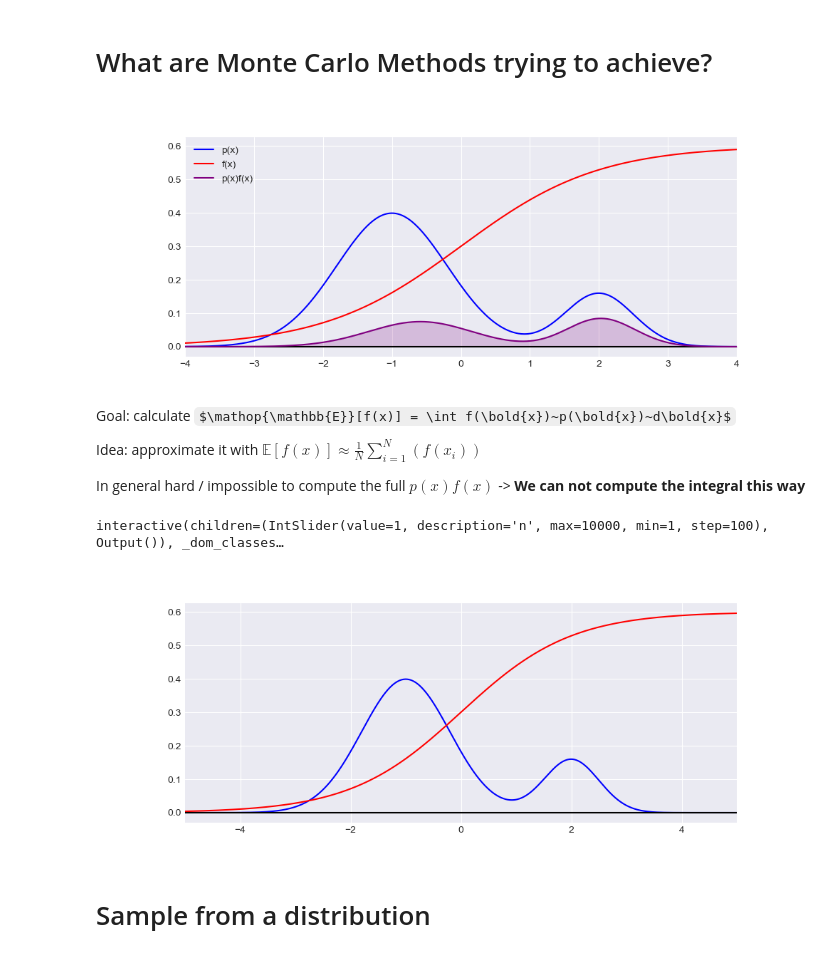
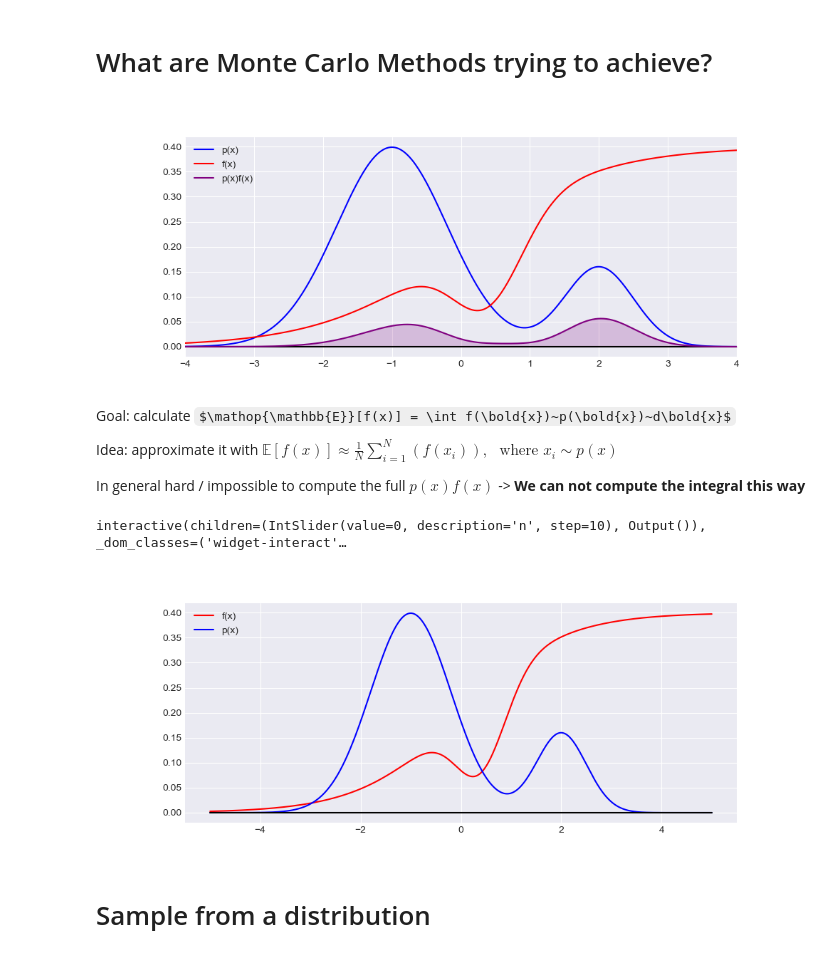
Before and after one commit to f-ilic/cib_seminar, a Jupyter notebook: overview.ipynb, the cells around one changed output. Cells and saved outputs as stored; diff of their text form; code cells hidden in the pictures; some formulas as TeX source.

```diff
--- a/overview.ipynb
+++ b/overview.ipynb
@@ -75,89 +75,107 @@ interactive(children=(IntSlider(value=1, description='n', max=10000, min=1), Out
 def intro():
     # plt.cla()
     # plt.clf()
     # plt.close()
     def f(x, mean=0, sigma=0.1):
         return np.exp(-(x - mean)**2 / (2 * sigma**2)) / (sigma * np.sqrt(2 * np.pi))
 
     def sigmoid(x):
         return 1/(1+np.exp(-x))
 
     xs = np.linspace(-5, 5, 1000)
 
+
     gaussian1 = f(xs, -1, 0.8)* 0.8
     gaussian2 = f(xs, 2, 0.5)* 0.2
-    sig = sigmoid(xs)*0.6
+    sig = sigmoid(xs)*0.4 - f(xs, 0.4, 0.5)*0.2
     fig = plt.figure(figsize=(10,4))
     fig.canvas.toolbar_visible = False
     fig.canvas.header_visible = False
     fig.canvas.footer_visible = False
     px = gaussian1 + gaussian2
     plt.plot(xs, px, '-b', label="p(x)")
     plt.plot(xs, sig, '-r', label="f(x)")
     plt.plot(xs, np.zeros_like(xs), '-k')
     plt.xlim([-4, 4])
 
 
     plt.plot(xs, sig*px, color='purple', label="p(x)f(x)")
     plt.fill_between(xs, sig*px, color='purple', alpha=0.2)
     plt.legend()
-
+    # print(f'area = {np.trapz(sig*px, xs)}')
 intro()
 # %% [output]
-[figure, old version]
+[figure, new version]
 # %% [markdown]
 Goal: calculate $\mathop{\mathbb{E}}[f(x)] = \int f(\bold{x})~p(\bold{x})~d\bold{x}$
 
-Idea: approximate it with $\mathbb{E}[f(x)] \approx \frac{1}{N} \sum_{i=1}^N(f(x_i))$
+Idea: approximate it with $\mathbb{E}[f(x)] \approx \frac{1}{N} \sum_{i=1}^N(f(x_i)), ~~~\text{where  } x_i \sim p(x)$
 
 In general hard / impossible to compute the full $p(x)f(x)$ -> **We can not compute the integral this way**
 # %%
-# Core Idea of Monte Carlo
 def core():
-    num_samples = 10000
+    num_samples = 100
     def f(x, mean=0, sigma=0.1):
         return np.exp(-(x - mean)**2 / (2 * sigma**2)) / (sigma * np.sqrt(2 * np.pi))
 
     def sigmoid(x):
         return 1/(1+np.exp(-x))
 
+    def functional_sig(x):
+        return sigmoid(x)*0.4 - f(x, 0.4, 0.5)*0.2
+
     xs = np.linspace(-5, 5, 1000)
 
     gaussian1 = f(xs, -1, 0.8)* 0.8
     gaussian2 = f(xs, 2, 0.5)* 0.2
-    sig = sigmoid(xs)*0.6
-    fig,ax0 = plt.subplots(1,1,figsize=(10,4))
+    fig, ax0 = plt.subplots(1,1, figsize=(10,4))
     fig.canvas.toolbar_visible = False
     fig.canvas.header_visible = False
     fig.canvas.footer_visible = False
-    px = gaussian1 + gaussian2
+    sig = sigmoid(xs)*0.4 - f(xs, 0.4, 0.5)*0.2
 
-    rands = np.random.uniform(low=-5, high=5, size=num_samples)
+    pdf = gaussian1 + gaussian2
+    cdf = np.cumsum(pdf)
 
-    @widgets.interact(n=(1, num_samples, 100))
+    rands = np.random.uniform(low=0, high=cdf.max(), size=num_samples)
+
+    @widgets.interact(n=(0, num_samples, 10))
     def update(n = 0):
-        ax0.plot(xs, px, '-b', label="p(x)")
+        ax0.clear();
         ax0.plot(xs, sig, '-r', label="f(x)")
+
+        ax0.plot(xs, pdf, '-b', label="p(x)")
         ax0.plot(xs, np.zeros_like(xs), '-k')
-        ax0.set_xlim([-5, 5])
+        # ax0.set_ylabel("PDF")
+        # ax0.set_yticklabels([])
 
+        if n != 0:
+            x_pt = []
+            y_pt = []
+            random_samples = rands[:n]
+            for i in list(random_samples):
+                closest_intercept = (np.abs(cdf - i)).argmin()
+                value = cdf[closest_intercept]
+                xval = xs[closest_intercept]
+                x_pt.append(xval)
+                y_pt.append(value)
+                # ax0.plot([-5, xval], [i, value], 'b-', alpha=0.01, linewidth=1)
 
-        x_pt = []
-        y_pt = []
-        random_samples = rands[:n]
-        for i in list(random_samples):
-            # closest_intercept = (np.abs(cdf - i)).argmin()
-            # value = cdf[closest_intercept]
-            # xval = xs[closest_intercept]
-            x_pt.append(xval)
-            y_pt.append(value)
-            ax0.plot([-5, xval], [i, value], 'b-', alpha=0.01, linewidth=1)
+            list_pfs = []
+            for x,y in zip(x_pt, y_pt):
+                ax0.plot(x, 0,'b|', alpha=0.3)
+                ax0.plot([-5, x], [functional_sig(x),functional_sig(x)],'b-', alpha=0.08)
+                ax0.plot([x,x], [0,functional_sig(x)],'b-', alpha=0.08)
+                list_pfs.append(functional_sig(x))
 
-
+            ax0.plot(-5,np.array(list_pfs).mean(), 'purple', marker=".")
+            ax0.plot([-5, -4], [np.array(list_pfs).mean(), np.array(list_pfs).mean()], 'purple', label=r"$\mathbb{E}[f(x)]$")
+        ax0.legend()
+        # print(np.array(list_pfs).mean())
 core()
 # %% [output]
-interactive(children=(IntSlider(value=1, description='n', max=10000, min=1, step=100), Output()), _dom_classes…
+interactive(children=(IntSlider(value=0, description='n', step=10), Output()), _dom_classes=('widget-interact'…
-[figure, old version]
+[figure, new version]
 # %% [markdown]
 # Sample from a distribution
 # %% [markdown]
```
Also changed, not shown: parts of 5 cells of this notebook.
